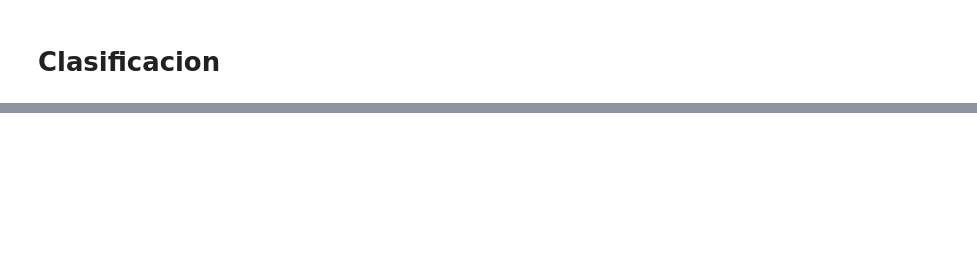
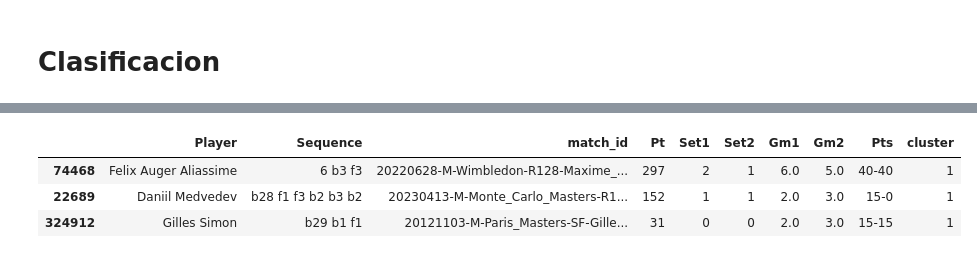
Before and after one commit to adelgado24/TP_final, a Jupyter notebook: tenis/modelo_clasificacion_de_punto.ipynb, the cells around one changed output, grey strips where cells are left out. Cells and saved outputs as stored; diff of their text form; code cells hidden in the pictures; blank space fills up the shorter version.

```diff
--- a/tenis/modelo_clasificacion_de_punto.ipynb
+++ b/tenis/modelo_clasificacion_de_punto.ipynb
@@ -165,0 +236,7 @@ df_exploded.to_csv('data_output/df_exploded_clustered.csv', index=False)
+# %%
+df_exploded[df_exploded['cluster'] == 1].sample(3)
+# %% [output]
+|  | Player | Sequence | match_id | Pt | Set1 | Set2 | Gm1 | Gm2 | Pts | cluster |
+| 74468 | Felix Auger Aliassime | 6 b3 f3 | 20220628-M-Wimbledon-R128-Maxime_... | 297 | 2 | 1 | 6.0 | 5.0 | 40-40 | 1 |
+| 22689 | Daniil Medvedev | b28 f1 f3 b2 b3 b2 | 20230413-M-Monte_Carlo_Masters-R1... | 152 | 1 | 1 | 2.0 | 3.0 | 15-0 | 1 |
+| 324912 | Gilles Simon | b29 b1 f1 | 20121103-M-Paris_Masters-SF-Gille... | 31 | 0 | 0 | 2.0 | 3.0 | 15-15 | 1 |
```
Also changed, not shown: parts of 23 cells of this notebook, 7 other files.
